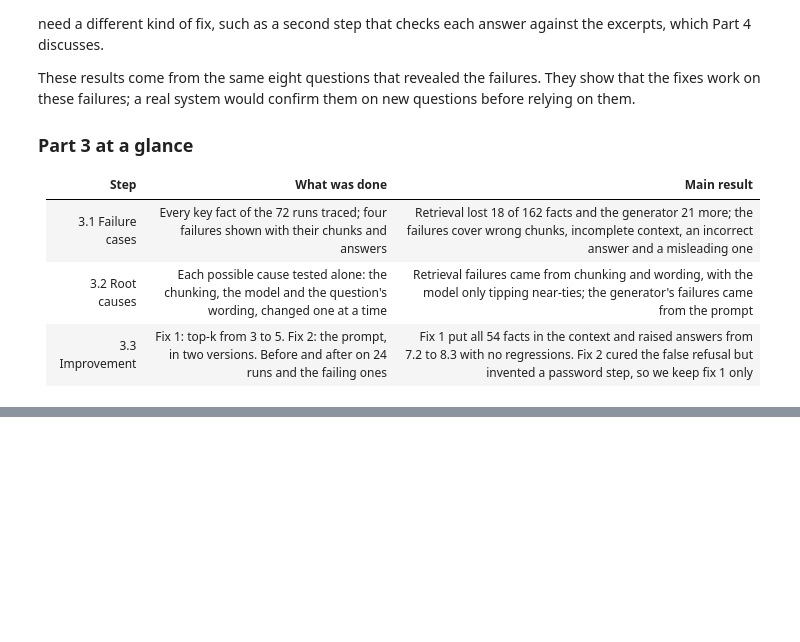
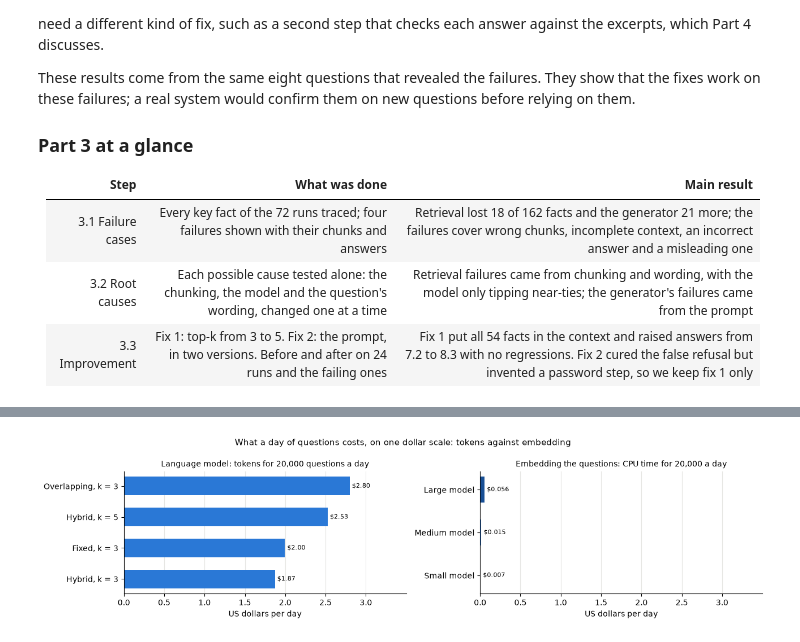
Before and after one commit to manojkmohan5/13_QuadConnect, a Jupyter notebook: rag/rag_system.ipynb, the cells around one changed output, grey strips where cells are left out. Saved outputs shown, nothing was run; the diff lists cells and outputs as text; code cells hidden in the pictures; blank space fills up the shorter version.

```diff
--- a/rag/rag_system.ipynb
+++ b/rag/rag_system.ipynb
@@ -2064,7 +2064,8 @@ def run_variant(test, size, strategy, k, system):
             "Facts in context": sum(any(e in body for body in hits["Body"] for e in f["Evidence"]) for f in facts),
             "Facts stated": sum(stated), "Answer score": score, "Declined": declined, "Invented": bool(invented),
             "Noise chunks": k - sum(relevant), "Retrieved": ", ".join(hits["Chunk"]),
-            "Prompt tokens": reply.get("prompt_tokens"), "Generate (s)": reply["latency_s"], "Answer": reply["answer"]}
+            "Prompt tokens": reply.get("prompt_tokens"), "Completion tokens": reply.get("completion_tokens"),
+            "Generate (s)": reply["latency_s"], "Answer": reply["answer"]}
 
 
 STAGES = {"A. Before (Part 2): k = 3, original prompt": (3, SYSTEM),
@@ -2247,0 +2333,28 @@ failures; a real system would confirm them on new questions before relying on th
+# %%
+fig, axes = plt.subplots(1, 2, figsize=(13, 3.4), sharex=True)
+llm = COSTS.xs("Chunk size")["LLM (USD per day)"].to_dict()
+llm["Hybrid chunks, small model, k = 5"] = COSTS.xs("Top-k").iloc[1]["LLM (USD per day)"]
+labels = {"Fixed chunks, small model, k = 3": "Fixed, k = 3", "Hybrid chunks, small model, k = 3": "Hybrid, k = 3",
+          "Hybrid chunks, small model, k = 5": "Hybrid, k = 5", "Overlapping chunks, small model, k = 3":
+          "Overlapping, k = 3"}
+values = pd.Series({labels[k]: v for k, v in llm.items()}).sort_values()
+bars = axes[0].barh(values.index, values.to_numpy(), color="#2a78d6", height=0.6)
+axes[0].bar_label(bars, labels=[f"${v:.2f}" for v in values], padding=3, fontsize=8)
+axes[0].set_title("Language model: tokens for 20,000 questions a day", fontsize=10)
+cpu = COSTS.xs("Embedding size")["Embedding CPU (USD per day)"]
+cpu.index = [f"{size} model" for size in EMBEDDERS]
+bars = axes[1].barh(cpu.index, cpu.to_numpy(), color=[SIZE_COLOURS[s] for s in EMBEDDERS], height=0.6)
+axes[1].bar_label(bars, labels=[f"${v:.3f}" for v in cpu], padding=3, fontsize=8)
+axes[1].set_title("Embedding the questions: CPU time for 20,000 a day", fontsize=10)
+for ax in axes:
+    ax.set_xlabel("US dollars per day")
+    ax.spines[["top", "right"]].set_visible(False)
+    ax.grid(axis="x", color="#e6e6e3", linewidth=0.8)
+    ax.set_axisbelow(True)
+axes[0].set_xlim(0, values.max() * 1.25)
+fig.suptitle("What a day of questions costs, on one dollar scale: tokens against embedding", fontsize=11)
+plt.tight_layout()
+fig.savefig(RESULTS / "cost_factors.png", dpi=120)
+plt.show()
+# %% [output]
+[figure, added]
```
Also changed, not shown: parts of 9 cells of this notebook, 10 other files.
